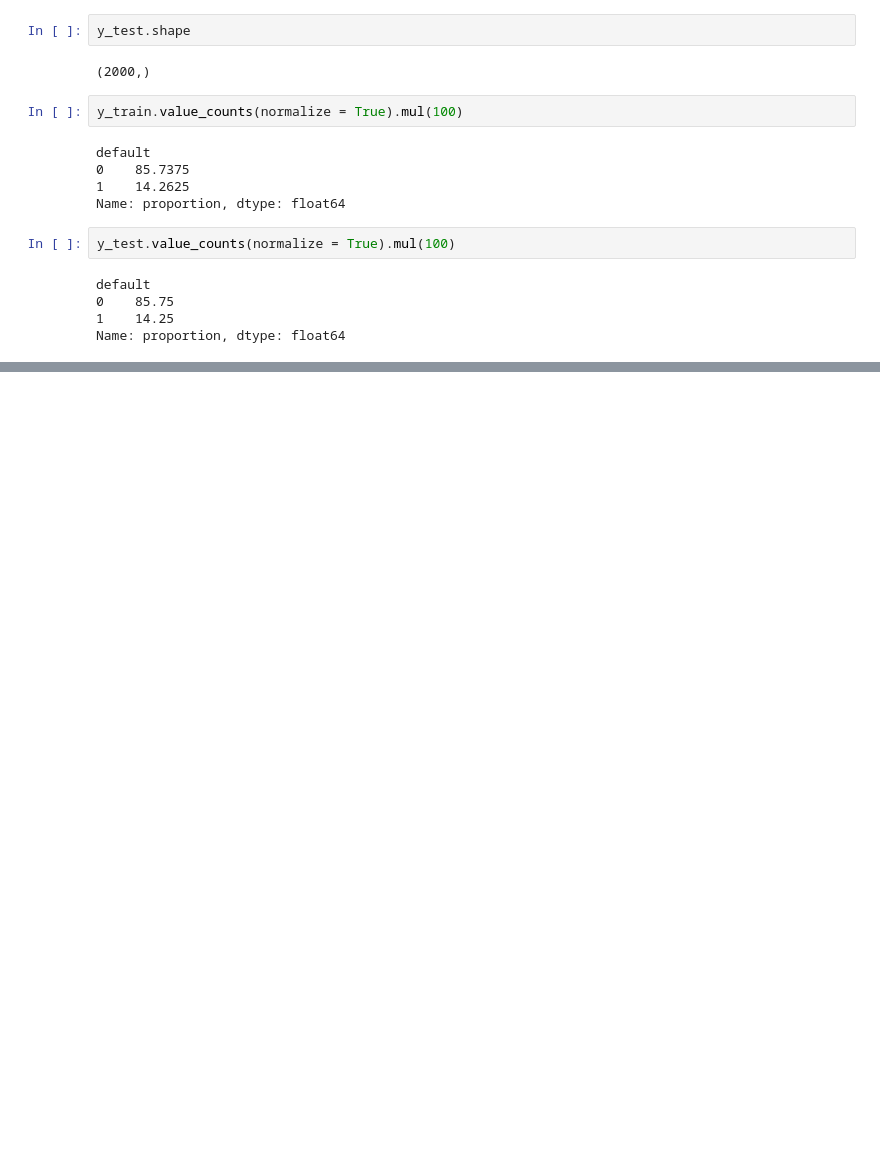
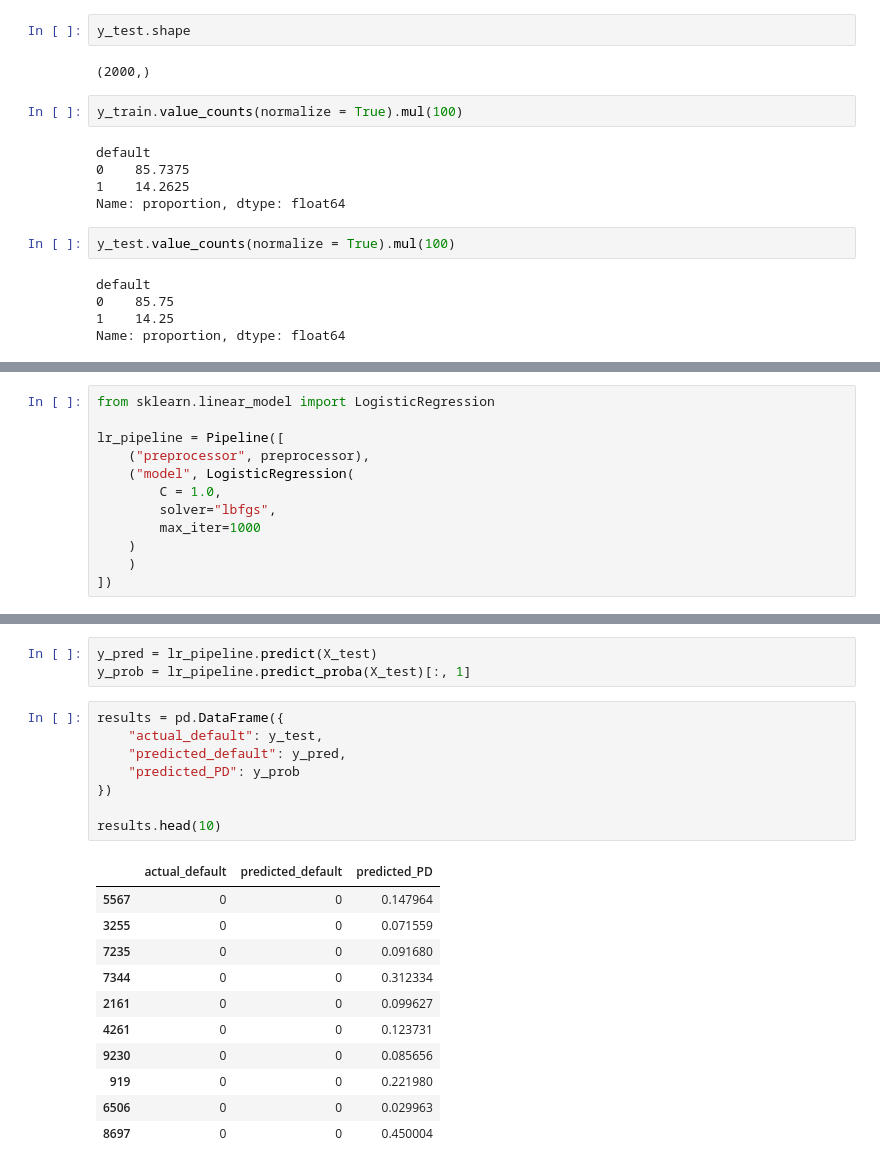
Before and after one commit to rashmi8kumari/Logistic-regression-practice-project, a Jupyter notebook: Logistic-regression-practice-project.ipynb, the cells around one changed output, grey strips where cells are left out. Cells and saved outputs as stored; diff of their text form; blank space fills up the shorter version.

```diff
--- a/Logistic-regression-practice-project.ipynb
+++ b/Logistic-regression-practice-project.ipynb
@@ -136,0 +202,12 @@ NameError: name 'loan_default_data' is not defined
+# %%
+from sklearn.linear_model import LogisticRegression
+
+lr_pipeline = Pipeline([
+    ("preprocessor", preprocessor),
+    ("model", LogisticRegression(
+        C = 1.0,
+        solver="lbfgs",
+        max_iter=1000
+    )
+    )
+])
@@ -136,0 +234,23 @@ NameError: name 'loan_default_data' is not defined
+# %%
+y_pred = lr_pipeline.predict(X_test)
+y_prob = lr_pipeline.predict_proba(X_test)[:, 1]
+# %%
+results = pd.DataFrame({
+    "actual_default": y_test,
+    "predicted_default": y_pred,
+    "predicted_PD": y_prob
+})
+
+results.head(10)
+# %% [output]
+|  | actual_default | predicted_default | predicted_PD |
+| 5567 | 0 | 0 | 0.147964 |
+| 3255 | 0 | 0 | 0.071559 |
+| 7235 | 0 | 0 | 0.091680 |
+| 7344 | 0 | 0 | 0.312334 |
+| 2161 | 0 | 0 | 0.099627 |
+| 4261 | 0 | 0 | 0.123731 |
+| 9230 | 0 | 0 | 0.085656 |
+| 919 | 0 | 0 | 0.221980 |
+| 6506 | 0 | 0 | 0.029963 |
+| 8697 | 0 | 0 | 0.450004 |
```
Also changed, not shown: parts of 19 cells of this notebook.
